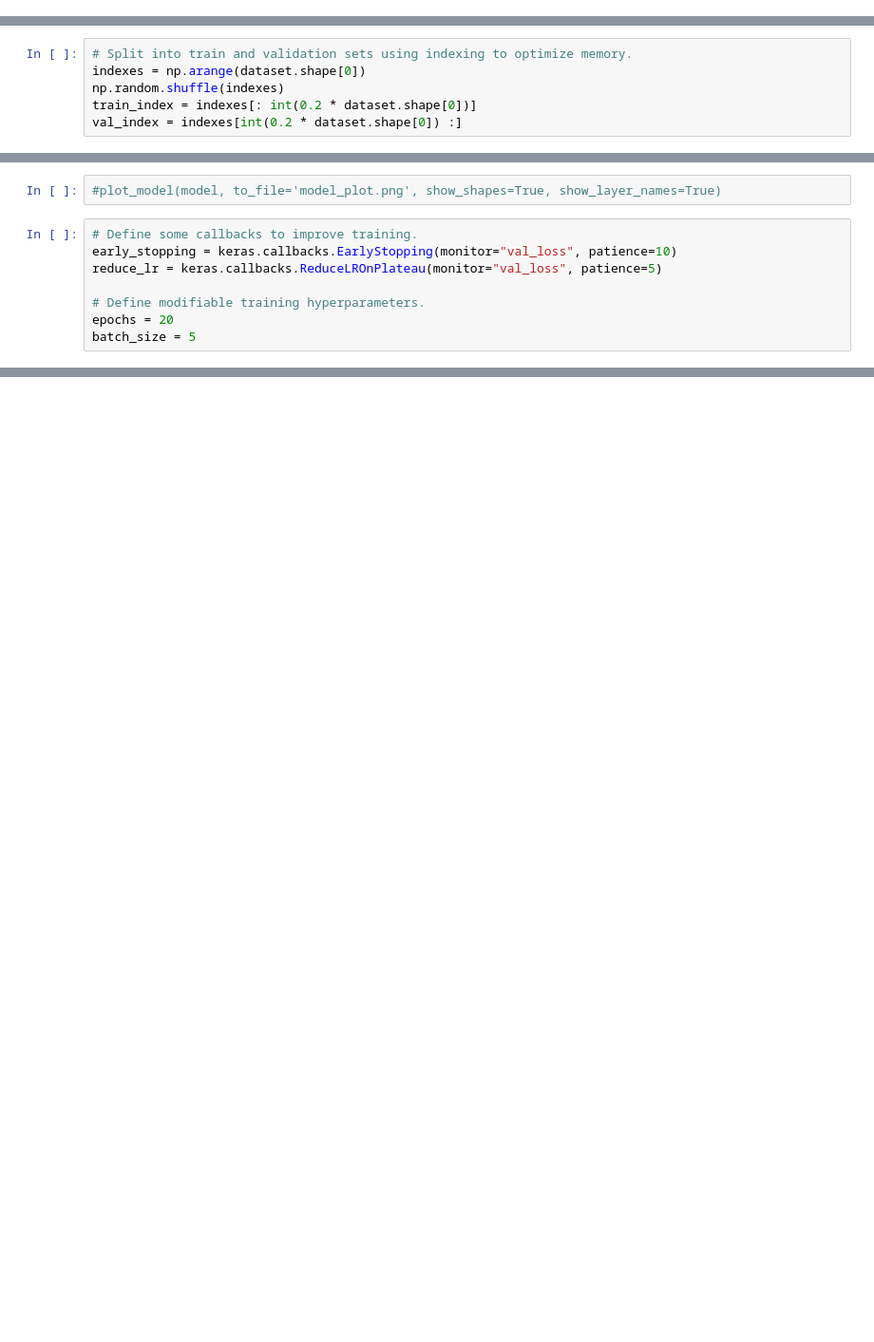
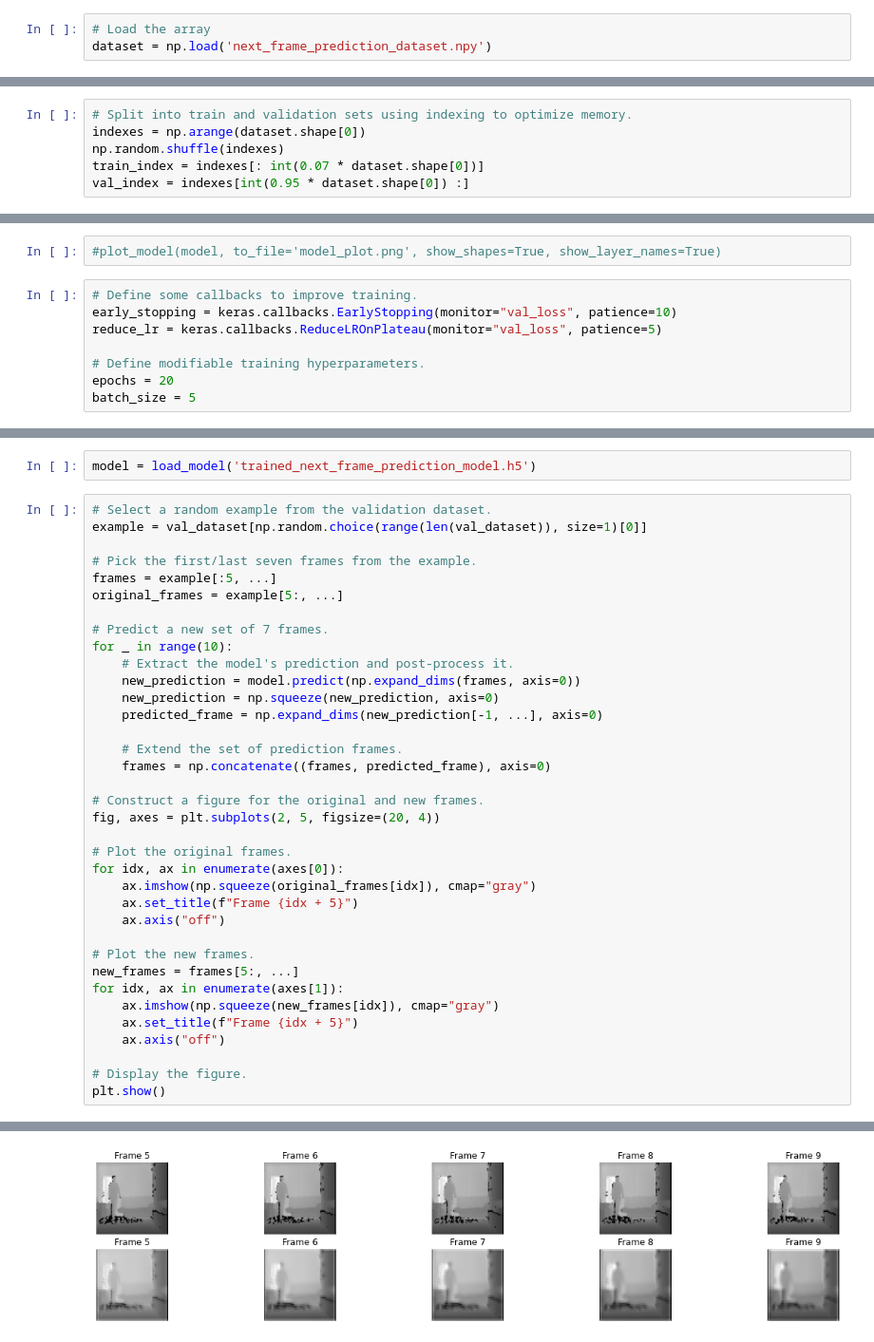
Before and after one commit to singhaditya8499/Fall-Detection, a Jupyter notebook: next_frame_prediction.ipynb, the cells around one changed output, grey strips where cells are left out. Shown at 95% size. Cells and saved outputs as stored; diff of their text form; blank space fills up the shorter version.

Commit message:
Add the complete code for next frame prediction for the fall detection

```diff
--- a/next_frame_prediction.ipynb
+++ b/next_frame_prediction.ipynb
@@ -119,3 +124,6 @@ dataset = np.array(image_arrays)
+# %%
+# Load the array
+dataset = np.load('next_frame_prediction_dataset.npy')
 # %%
 print("Shape of the final array:", dataset.shape)
 # %% [output]
@@ -132,8 +140,8 @@ dataset = np.expand_dims(dataset, axis=-1)
 # Split into train and validation sets using indexing to optimize memory.
 indexes = np.arange(dataset.shape[0])
 np.random.shuffle(indexes)
-train_index = indexes[: int(0.2 * dataset.shape[0])]
-val_index = indexes[int(0.2 * dataset.shape[0]) :]
+train_index = indexes[: int(0.07 * dataset.shape[0])]
+val_index = indexes[int(0.95 * dataset.shape[0]) :]
 # %%
 train_dataset = dataset[train_index]
 val_dataset = dataset[val_index]
@@ -257,0 +288,39 @@ model.fit(
+# %%
+model = load_model('trained_next_frame_prediction_model.h5')
+# %%
+# Select a random example from the validation dataset.
+example = val_dataset[np.random.choice(range(len(val_dataset)), size=1)[0]]
+
+# Pick the first/last seven frames from the example.
+frames = example[:5, ...]
+original_frames = example[5:, ...]
+
+# Predict a new set of 7 frames.
+for _ in range(10):
+    # Extract the model's prediction and post-process it.
+    new_prediction = model.predict(np.expand_dims(frames, axis=0))
+    new_prediction = np.squeeze(new_prediction, axis=0)
+    predicted_frame = np.expand_dims(new_prediction[-1, ...], axis=0)
+
+    # Extend the set of prediction frames.
+    frames = np.concatenate((frames, predicted_frame), axis=0)
+
+# Construct a figure for the original and new frames.
+fig, axes = plt.subplots(2, 5, figsize=(20, 4))
+
+# Plot the original frames.
+for idx, ax in enumerate(axes[0]):
+    ax.imshow(np.squeeze(original_frames[idx]), cmap="gray")
+    ax.set_title(f"Frame {idx + 5}")
+    ax.axis("off")
+
+# Plot the new frames.
+new_frames = frames[5:, ...]
+for idx, ax in enumerate(axes[1]):
+    ax.imshow(np.squeeze(new_frames[idx]), cmap="gray")
+    ax.set_title(f"Frame {idx + 5}")
+    ax.axis("off")
+
+# Display the figure.
+plt.show()
+# %% [output]
@@ -257,0 +337 @@ model.fit(
+[figure, added]
```
Also changed, not shown: parts of 8 cells of this notebook.
